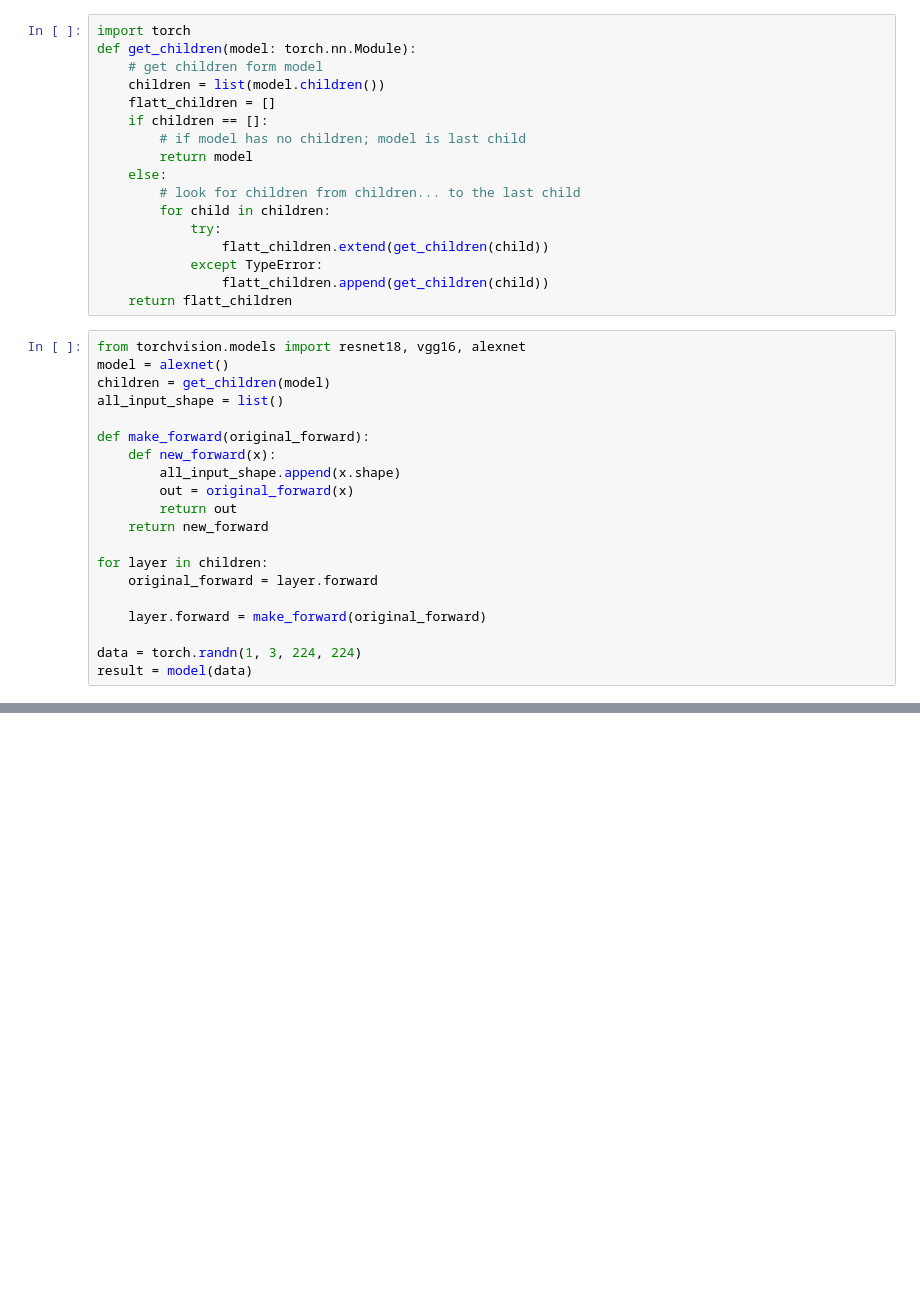
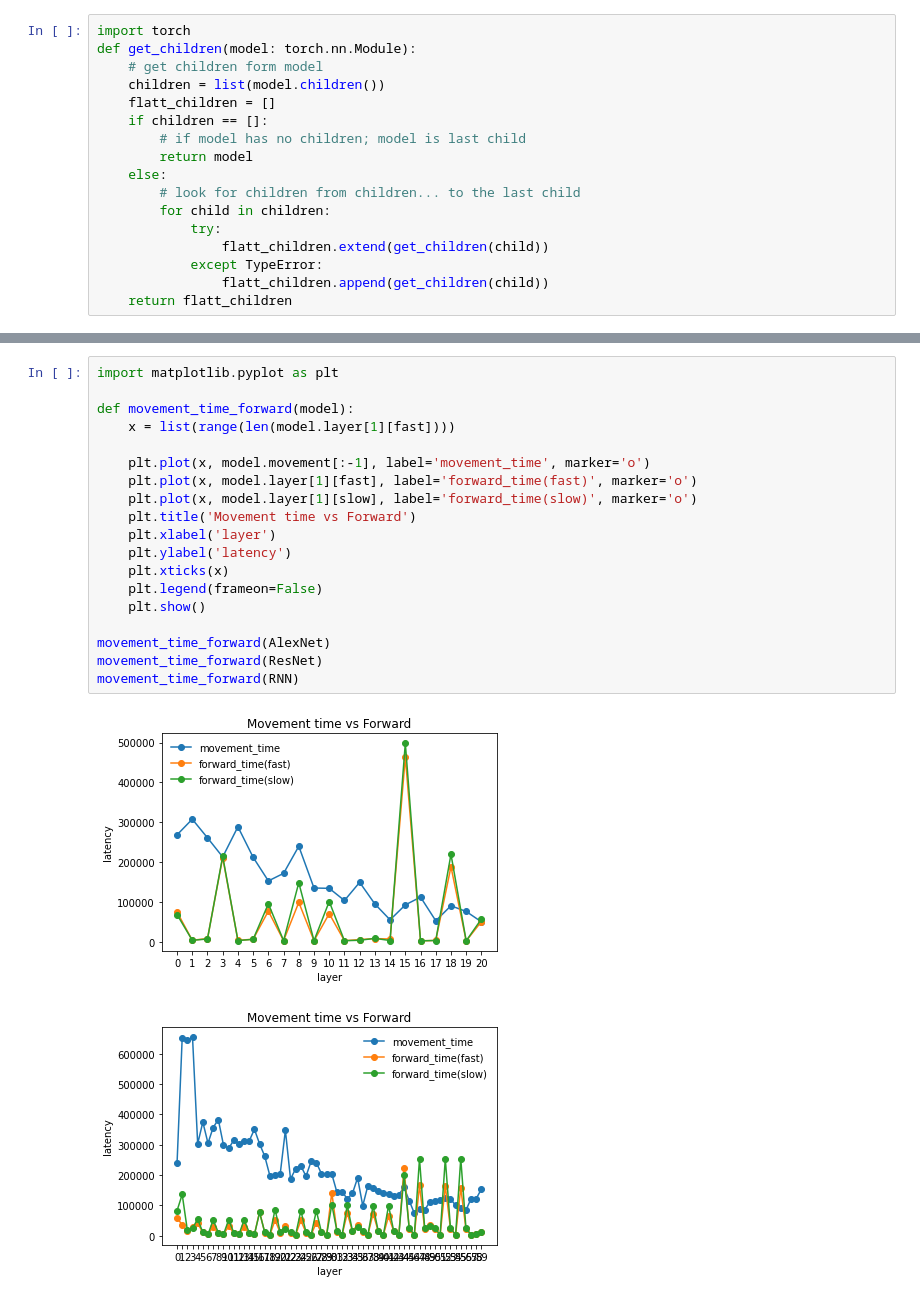
Before and after one commit to s094392/nsys_pytorch, a Jupyter notebook: Scheduler.ipynb, the cells around one changed output, grey strips where cells are left out. Saved outputs shown, nothing was run; the diff lists cells and outputs as text; blank space fills up the shorter version.

```diff
--- a/Scheduler.ipynb
+++ b/Scheduler.ipynb
@@ -36,23 +129,3 @@ def get_children(model: torch.nn.Module):
             except TypeError:
                 flatt_children.append(get_children(child))
     return flatt_children
-# %%
-from torchvision.models import resnet18, vgg16, alexnet
-model = alexnet()
-children = get_children(model)
-all_input_shape = list()
-
-def make_forward(original_forward):
-    def new_forward(x):
-        all_input_shape.append(x.shape)
-        out = original_forward(x)
-        return out
-    return new_forward
-
-for layer in children:
-    original_forward = layer.forward
-
-    layer.forward = make_forward(original_forward)
-
-data = torch.randn(1, 3, 224, 224)
-result = model(data)
@@ -84,0 +172,22 @@ Move on layer will be faster 6
+# %%
+import matplotlib.pyplot as plt
+
+def movement_time_forward(model):
+    x = list(range(len(model.layer[1][fast])))
+
+    plt.plot(x, model.movement[:-1], label='movement_time', marker='o')
+    plt.plot(x, model.layer[1][fast], label='forward_time(fast)', marker='o')
+    plt.plot(x, model.layer[1][slow], label='forward_time(slow)', marker='o')
+    plt.title('Movement time vs Forward')
+    plt.xlabel('layer')
+    plt.ylabel('latency')
+    plt.xticks(x)
+    plt.legend(frameon=False)
+    plt.show()
+
+movement_time_forward(AlexNet)
+movement_time_forward(ResNet)
+movement_time_forward(RNN)
+# %% [output]
+[figure, added]
+[figure, added]
```
Also changed, not shown: parts of 17 cells of this notebook.
